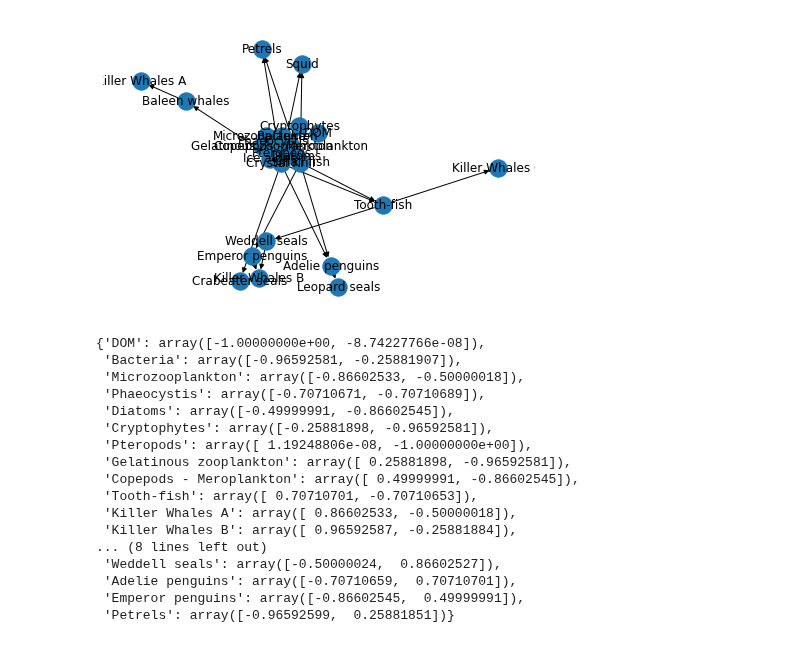
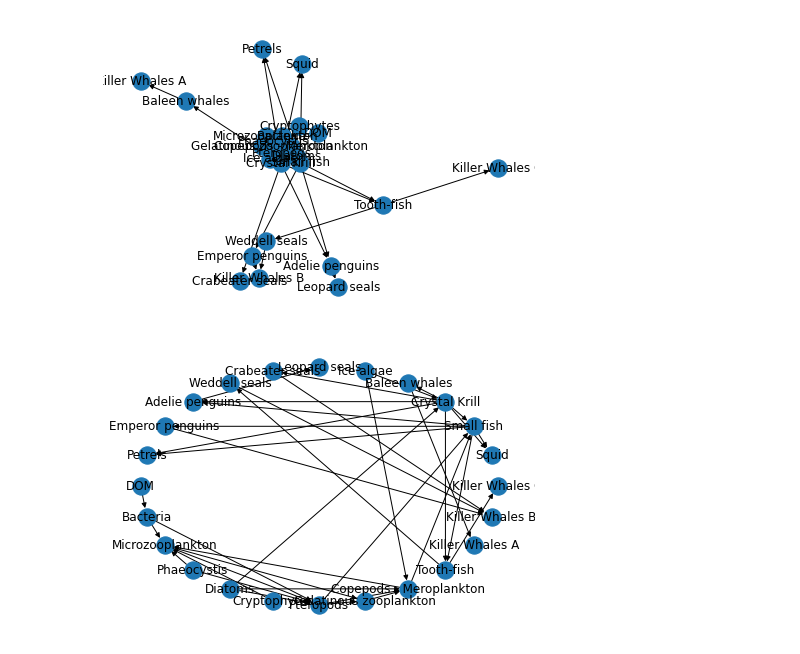
Before and after one commit to philipwlewis/bios30_2021, a Jupyter notebook: week_9/Working with Networks.ipynb, the cells around one changed output. Saved outputs shown, nothing was run; the diff lists cells and outputs as text; code cells hidden in the pictures.

```diff
--- a/week_9/Working with Networks.ipynb
+++ b/week_9/Working with Networks.ipynb
@@ -221,23 +221,8 @@ nx.draw(web_network, with_labels=True)
 # use
 #pip install decorator==5.1.0
 # %%
+plt.
 pos = nx.shell_layout(web_network)
-nx.draw(web_network, pos, with_labels=Tru)
+nx.draw(web_network, pos, with_labels=True)
 # %% [output]
-{'DOM': array([-1.00000000e+00, -8.74227766e-08]),
- 'Bacteria': array([-0.96592581, -0.25881907]),
- 'Microzooplankton': array([-0.86602533, -0.50000018]),
- 'Phaeocystis': array([-0.70710671, -0.70710689]),
- 'Diatoms': array([-0.49999991, -0.86602545]),
- 'Cryptophytes': array([-0.25881898, -0.96592581]),
- 'Pteropods': array([ 1.19248806e-08, -1.00000000e+00]),
- 'Gelatinous zooplankton': array([ 0.25881898, -0.96592581]),
- 'Copepods - Meroplankton': array([ 0.49999991, -0.86602545]),
- 'Tooth-fish': array([ 0.70710701, -0.70710653]),
- 'Killer Whales A': array([ 0.86602533, -0.50000018]),
- 'Killer Whales B': array([ 0.96592587, -0.25881884]),
-... (8 lines left out)
- 'Weddell seals': array([-0.50000024,  0.86602527]),
- 'Adelie penguins': array([-0.70710659,  0.70710701]),
- 'Emperor penguins': array([-0.86602545,  0.49999991]),
- 'Petrels': array([-0.96592599,  0.25881851])}
+[figure, added]
```
